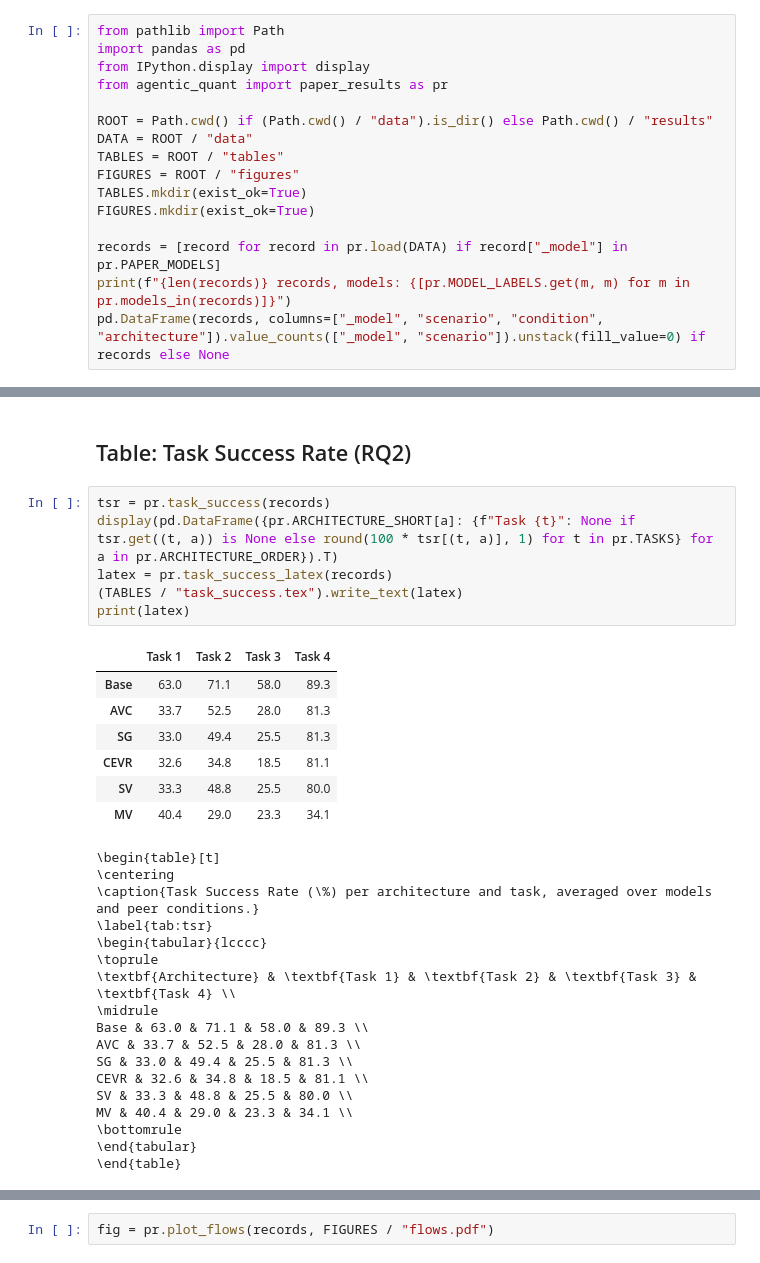
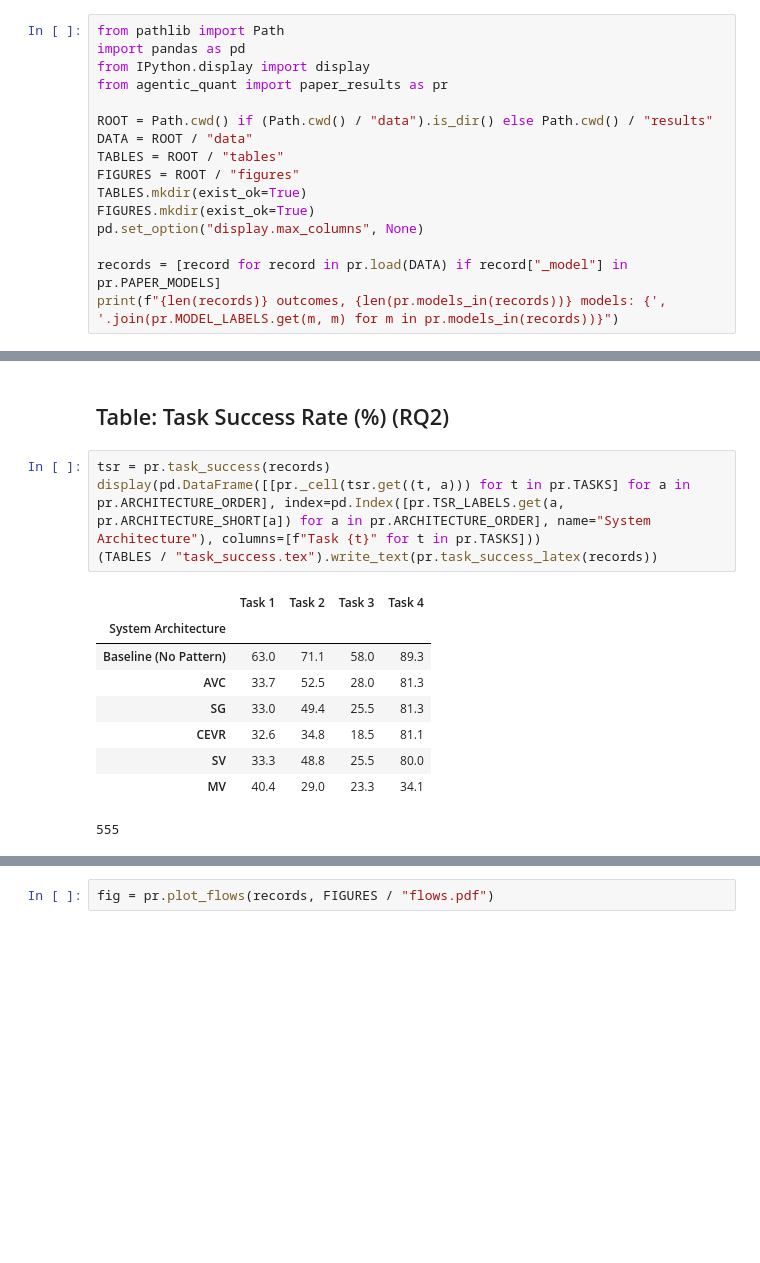
Before and after one commit to IvanComp/Agentic-Environment, a Jupyter notebook: results/paper_results.ipynb, the cells around one changed output, grey strips where cells are left out. Drawn from its saved outputs; the diff is of its cells as text; blank space fills up the shorter version.

```diff
--- a/results/paper_results.ipynb
+++ b/results/paper_results.ipynb
@@ -14,8 +14,8 @@ TABLES = ROOT / "tables"
 FIGURES = ROOT / "figures"
 TABLES.mkdir(exist_ok=True)
 FIGURES.mkdir(exist_ok=True)
+pd.set_option("display.max_columns", None)
 
 records = [record for record in pr.load(DATA) if record["_model"] in pr.PAPER_MODELS]
-print(f"{len(records)} records, models: {[pr.MODEL_LABELS.get(m, m) for m in pr.models_in(records)]}")
-pd.DataFrame(records, columns=["_model", "scenario", "condition", "architecture"]).value_counts(["_model", "scenario"]).unstack(fill_value=0) if records else None
+print(f"{len(records)} outcomes, {len(pr.models_in(records))} models: {', '.join(pr.MODEL_LABELS.get(m, m) for m in pr.models_in(records))}")
 # %% [output]
@@ -73,34 +54,17 @@ print(latex)
 # %% [markdown]
-## Table: Task Success Rate (RQ2)
+## Table: Task Success Rate (\%) (RQ2)
 # %%
 tsr = pr.task_success(records)
-display(pd.DataFrame({pr.ARCHITECTURE_SHORT[a]: {f"Task {t}": None if tsr.get((t, a)) is None else round(100 * tsr[(t, a)], 1) for t in pr.TASKS} for a in pr.ARCHITECTURE_ORDER}).T)
-latex = pr.task_success_latex(records)
-(TABLES / "task_success.tex").write_text(latex)
-print(latex)
+display(pd.DataFrame([[pr._cell(tsr.get((t, a))) for t in pr.TASKS] for a in pr.ARCHITECTURE_ORDER], index=pd.Index([pr.TSR_LABELS.get(a, pr.ARCHITECTURE_SHORT[a]) for a in pr.ARCHITECTURE_ORDER], name="System Architecture"), columns=[f"Task {t}" for t in pr.TASKS]))
+(TABLES / "task_success.tex").write_text(pr.task_success_latex(records))
 # %% [output]
 |  | Task 1 | Task 2 | Task 3 | Task 4 |
-| Base | 63.0 | 71.1 | 58.0 | 89.3 |
+| System Architecture |  |  |  |  |
+| Baseline (No Pattern) | 63.0 | 71.1 | 58.0 | 89.3 |
 | AVC | 33.7 | 52.5 | 28.0 | 81.3 |
 | SG | 33.0 | 49.4 | 25.5 | 81.3 |
 | CEVR | 32.6 | 34.8 | 18.5 | 81.1 |
 | SV | 33.3 | 48.8 | 25.5 | 80.0 |
 | MV | 40.4 | 29.0 | 23.3 | 34.1 |
-\begin{table}[t]
-\centering
-\caption{Task Success Rate (\%) per architecture and task, averaged over models and peer conditions.}
-\label{tab:tsr}
-\begin{tabular}{lcccc}
-\toprule
-\textbf{Architecture} & \textbf{Task 1} & \textbf{Task 2} & \textbf{Task 3} & \textbf{Task 4} \\
-\midrule
-Base & 63.0 & 71.1 & 58.0 & 89.3 \\
-AVC & 33.7 & 52.5 & 28.0 & 81.3 \\
-SG & 33.0 & 49.4 & 25.5 & 81.3 \\
-CEVR & 32.6 & 34.8 & 18.5 & 81.1 \\
-SV & 33.3 & 48.8 & 25.5 & 80.0 \\
-MV & 40.4 & 29.0 & 23.3 & 34.1 \\
-\bottomrule
-\end{tabular}
-\end{table}
+555
 # %% [markdown]
```
Also changed, not shown: parts of 10 cells of this notebook, 8 other files.
